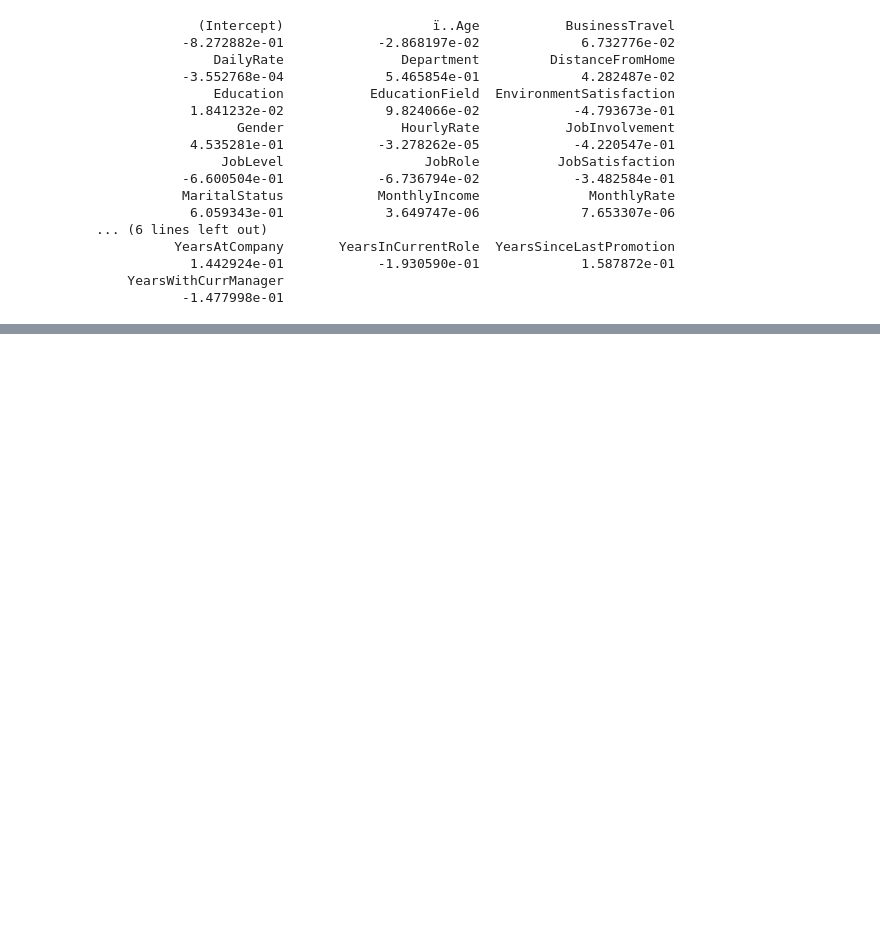
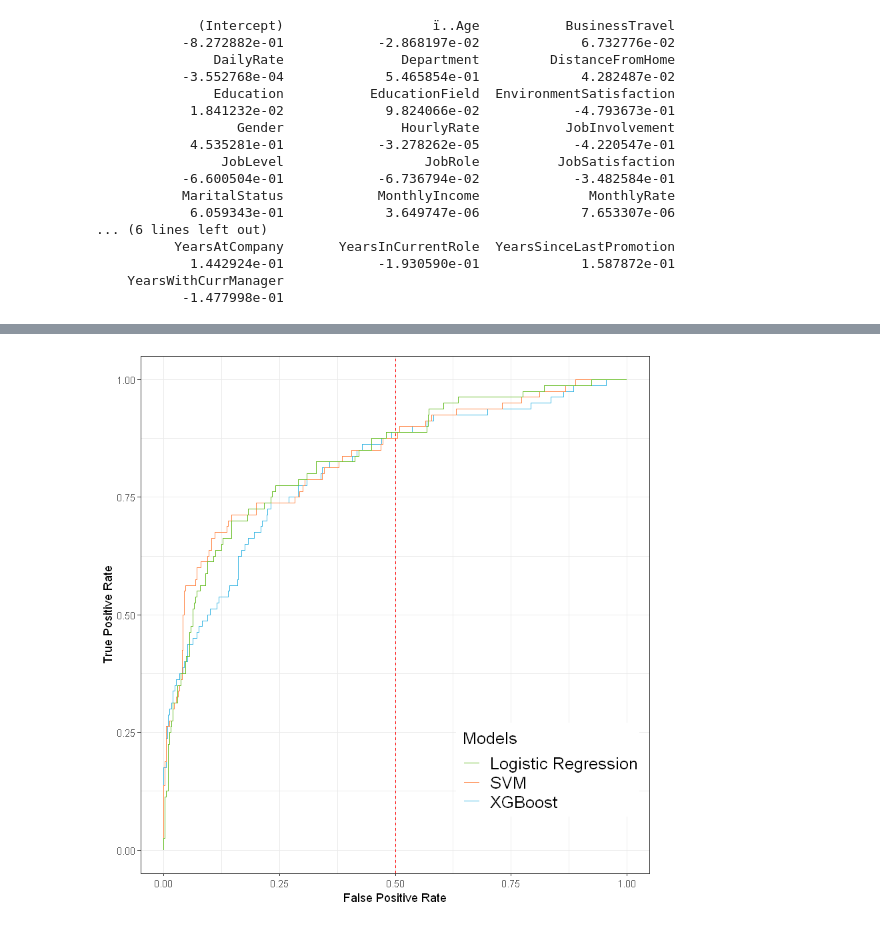
Before and after one commit to nkjadhav/R-Shiny-Employee-Attrition-Modeling, a Jupyter notebook: Employee Attrition Modeling.ipynb, the cells around one changed output, grey strips where cells are left out. Saved outputs shown, nothing was run; the diff lists cells and outputs as text; code cells hidden in the pictures; blank space fills up the shorter version.

```diff
--- a/Employee Attrition Modeling.ipynb
+++ b/Employee Attrition Modeling.ipynb
@@ -280,0 +298,42 @@ coef(LR_model)
+# %%
+# Create a prediction object using previously saved results
+ROCRpred_xgb <- prediction(pred.xgb, test_Y)
+ROCRpred_svm <- prediction(svm_model.prob[,2], test_Y)
+ROCRpred_lr <- prediction(LR_model.predict, test_Y)
+
+#XGBoost roc data
+perf_xgb <- performance(ROCRpred_xgb, "tpr", "fpr")
+roc_xgb.data <- data.frame(fpr=unlist(perf_xgb@x.values),
+                tpr=unlist(perf_xgb@y.values), model="XGBoost")
+
+#SVM roc data
+perf_svm <- performance(ROCRpred_svm, 'tpr','fpr')
+roc_svm.data <- data.frame(fpr=unlist(perf_svm@x.values),
+                tpr=unlist(perf_svm@y.values), model="SVM")
+
+#Logistic Regression roc data
+perf_lr <- performance(ROCRpred_lr, 'tpr','fpr')
+roc_lr.data <- data.frame(fpr=unlist(perf_lr@x.values),
+                          tpr=unlist(perf_lr@y.values), model="LR")
+# %%
+# Plotting ROC Curve
+
+# Define colors for roc plot
+cols <- c("XGBoost" = "#3DB7E4", "SVM" = "#FF8849", "Logistic Regression" = "#69BE28")
+
+# Create roc plot
+ggplot() +
+geom_line(data = roc_xgb.data, aes(x=fpr, y=tpr, colour = "XGBoost")) + #set XGBoost roc curve
+geom_line(data = roc_svm.data, aes(x = fpr, y=tpr, colour = "SVM")) + #set SVM roc curve
+geom_line(data = roc_lr.data, aes(x = fpr, y=tpr, colour = "Logistic Regression")) +
+
+#set LR roc curve
+geom_vline(xintercept = 0.5, color = "red", linetype=2) + theme_bw() + #set themes
+scale_colour_manual(name = "Models", values = cols) +
+xlab("False Positive Rate") +
+ylab("True Positive Rate") +
+theme(legend.position = c(0.8, 0.2),
+legend.text = element_text(size = 15),
+legend.title = element_text(size = 15))
+# %% [output]
+[figure, added]
```
Also changed, not shown: parts of 16 cells of this notebook.
